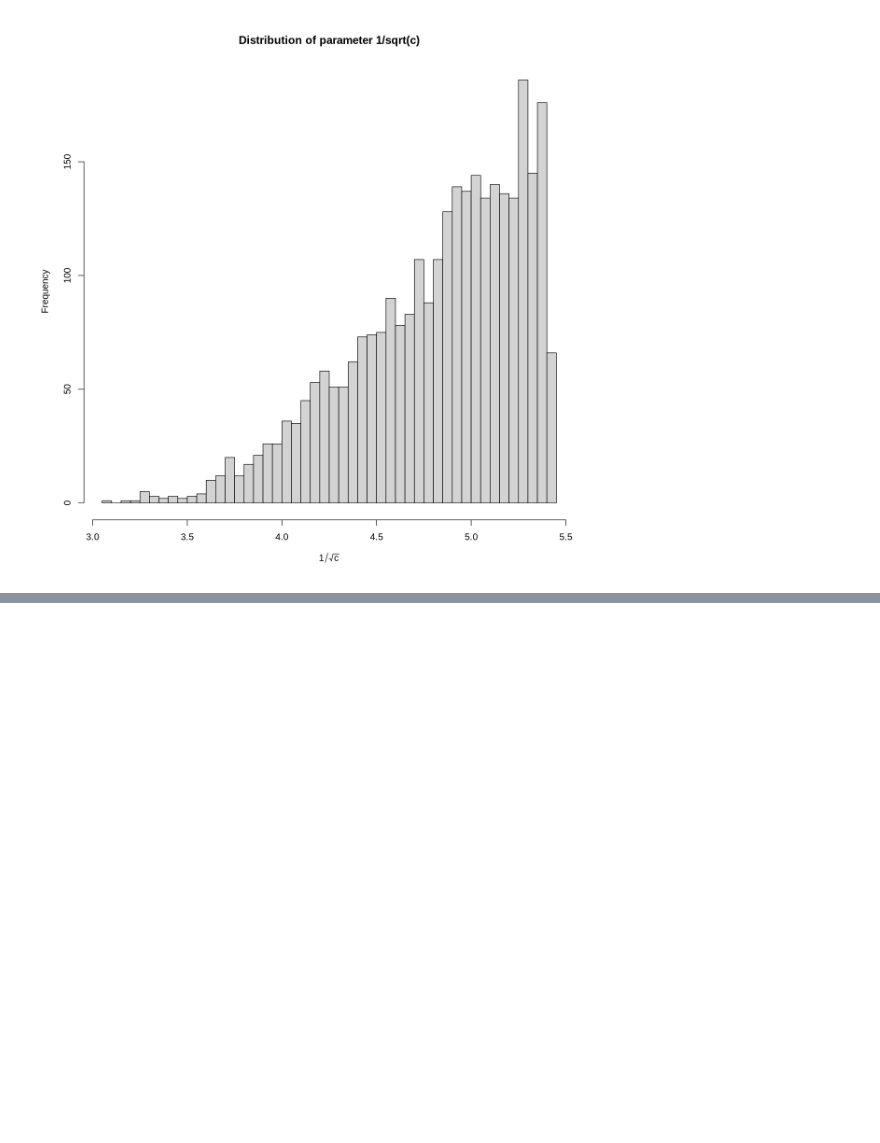
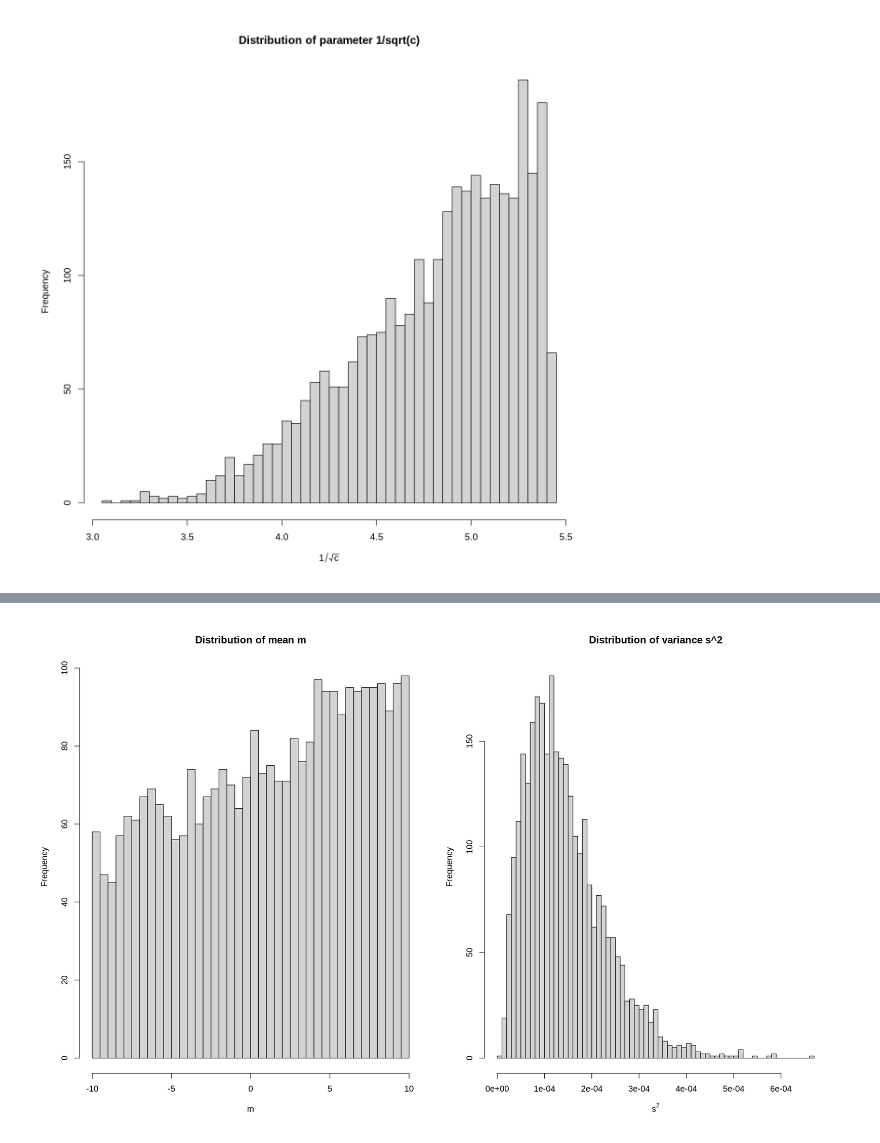
Before and after one commit to pietromalagoli/asp, a Jupyter notebook: code/lab05/Malagoli_Pietro_RLab05.ipynb, the cells around one changed output, grey strips where cells are left out. Cells and saved outputs as stored; diff of their text form; code cells hidden in the pictures; blank space fills up the shorter version.

```diff
--- a/code/lab05/Malagoli_Pietro_RLab05.ipynb
+++ b/code/lab05/Malagoli_Pietro_RLab05.ipynb
@@ -317,0 +334,24 @@ hist(1/sqrt(as.mcmc(mkchain["c"])),breaks = 50, main = paste("Distribution of pa
+# %%
+X = c(2.06, 5.56, 7.93, 6.56, 205)
+
+model <- function() {
+    for (i in 1:length(X)) {
+        X[i] ~ dnorm(m, s*s)
+    }
+
+    m ~ dunif(-10, 10)
+    s ~ dunif(0,50)
+}
+
+init <- function() {
+    list(m = runif(1, -10, 10), s = runif(1, 0, 50))
+}
+
+params <- c("m", "s")
+
+data <- data.frame(X)
+
+fit <- jags(data = data, inits = init, parameters.to.save = params, model.file = model,
+			n.chains = 3, n.iter = 12000, n.burnin = 2000, n.thin = 10, DIC = F)
+
+fit
@@ -317,0 +377,13 @@ hist(1/sqrt(as.mcmc(mkchain["c"])),breaks = 50, main = paste("Distribution of pa
+# %%
+options(repr.plot.width = 16, repr.plot.height = 10)
+
+matrix <- as.data.frame(fit$BUGSoutput$sims.matrix)
+
+par(mfrow = c(1,2))
+hist(as.mcmc(matrix["m"]),breaks = 50,
+    main = "Distribution of mean m", xlab = "m")
+
+hist(as.mcmc(matrix["s"] * matrix["s"]),breaks = 50,
+    main = paste("Distribution of variance",expression(s^2)), xlab = expression(s^2))
+# %% [output]
+[figure, added]
```
Also changed, not shown: parts of 4 cells of this notebook.
